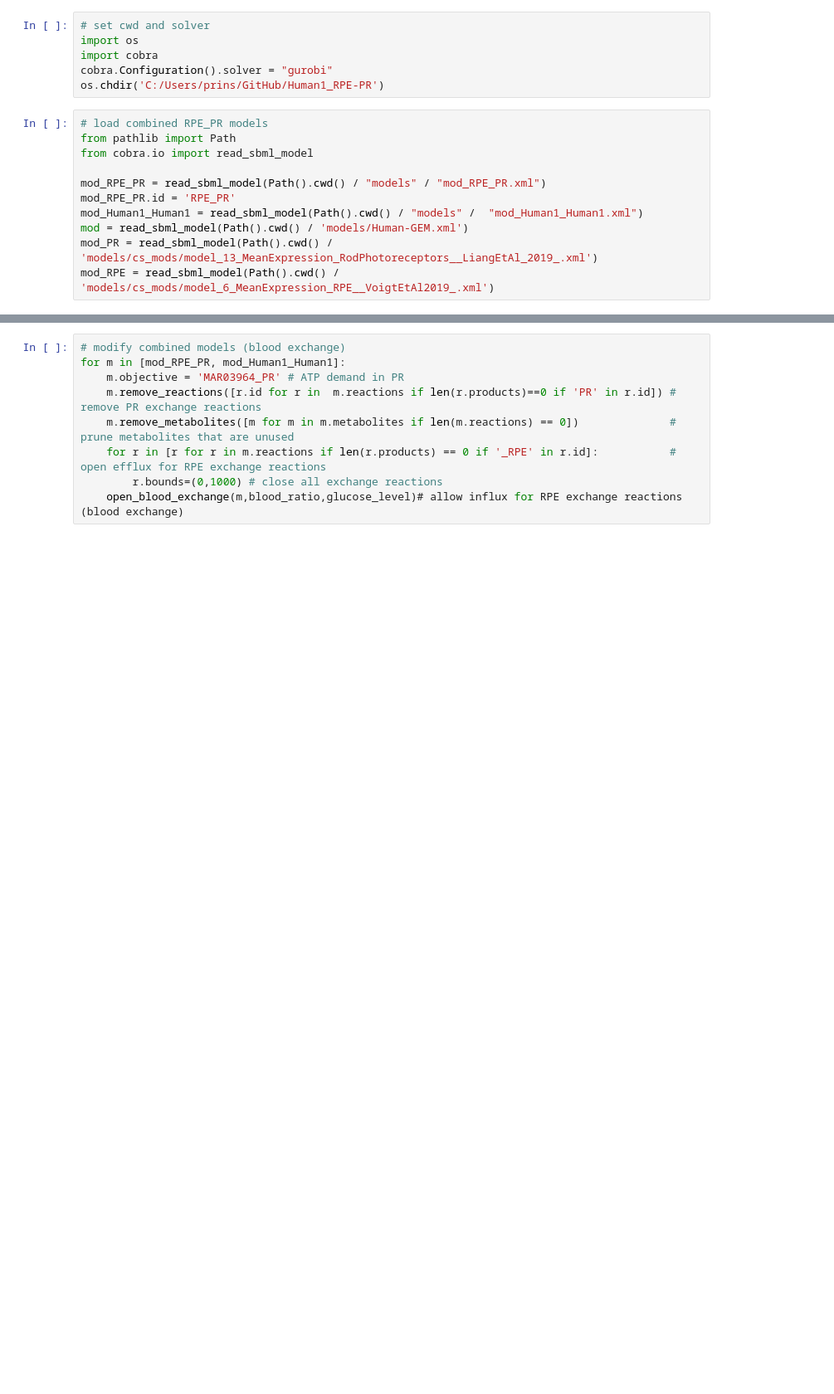
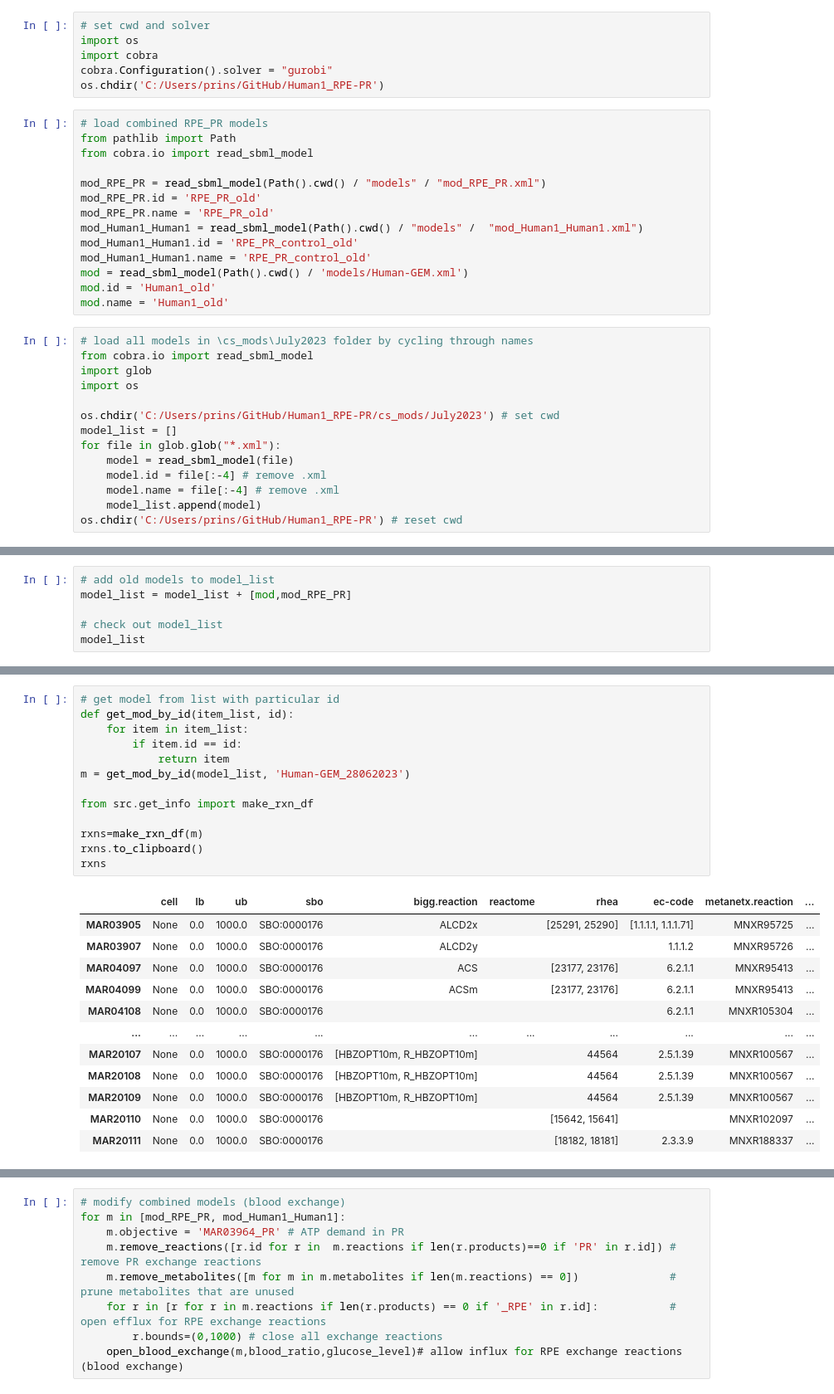
Before and after one commit to stellaprins/Human1_RPE-PR, a Jupyter notebook: jupyter/RPE-PR/test_sampling_oxphos_glucolysis.ipynb, the cells around one changed output, grey strips where cells are left out. Shown: that part at 83% size. Cells and saved outputs as stored; diff of their text form; blank space fills up the shorter version.

```diff
--- a/jupyter/RPE-PR/test_sampling_oxphos_glucolysis.ipynb
+++ b/jupyter/RPE-PR/test_sampling_oxphos_glucolysis.ipynb
@@ -10,8 +10,25 @@ from pathlib import Path
 from cobra.io import read_sbml_model
 
 mod_RPE_PR = read_sbml_model(Path().cwd() / "models" / "mod_RPE_PR.xml")
-mod_RPE_PR.id = 'RPE_PR'
+mod_RPE_PR.id = 'RPE_PR_old'
+mod_RPE_PR.name = 'RPE_PR_old'
 mod_Human1_Human1 = read_sbml_model(Path().cwd() / "models" /  "mod_Human1_Human1.xml")
+mod_Human1_Human1.id = 'RPE_PR_control_old'
+mod_Human1_Human1.name = 'RPE_PR_control_old'
 mod = read_sbml_model(Path().cwd() / 'models/Human-GEM.xml')
-mod_PR = read_sbml_model(Path().cwd() / 'models/cs_mods/model_13_MeanExpression_RodPhotoreceptors__LiangEtAl_2019_.xml')
-mod_RPE = read_sbml_model(Path().cwd() / 'models/cs_mods/model_6_MeanExpression_RPE__VoigtEtAl2019_.xml')
+mod.id = 'Human1_old'
+mod.name = 'Human1_old'
+# %%
+# load all models in \cs_mods\July2023 folder by cycling through names
+from cobra.io import read_sbml_model
+import glob
+import os
+
+os.chdir('C:/Users/prins/GitHub/Human1_RPE-PR/cs_mods/July2023') # set cwd
+model_list = []
+for file in glob.glob("*.xml"):
+    model = read_sbml_model(file)
+    model.id = file[:-4] # remove .xml
+    model.name = file[:-4] # remove .xml
+    model_list.append(model)
+os.chdir('C:/Users/prins/GitHub/Human1_RPE-PR') # reset cwd
@@ -17,0 +37,6 @@ mod_RPE = read_sbml_model(Path().cwd() / 'models/cs_mods/model_6_MeanExpression_
+# %%
+# add old models to model_list
+model_list = model_list + [mod,mod_RPE_PR]
+
+# check out model_list
+model_list
@@ -17,0 +145,26 @@ mod_RPE = read_sbml_model(Path().cwd() / 'models/cs_mods/model_6_MeanExpression_
+# %%
+# get model from list with particular id
+def get_mod_by_id(item_list, id):
+    for item in item_list:
+        if item.id == id:
+            return item
+m = get_mod_by_id(model_list, 'Human-GEM_28062023')
+
+from src.get_info import make_rxn_df
+
+rxns=make_rxn_df(m)
+rxns.to_clipboard()
+rxns
+# %% [output]
+|  | cell | lb | ub | sbo | bigg.reaction | reactome | rhea | ec-code | metanetx.reaction | ... |
+| MAR03905 | None | 0.0 | 1000.0 | SBO:0000176 | ALCD2x |  | [25291, 25290] | [1.1.1.1, 1.1.1.71] | MNXR95725 | ... |
+| MAR03907 | None | 0.0 | 1000.0 | SBO:0000176 | ALCD2y |  |  | 1.1.1.2 | MNXR95726 | ... |
+| MAR04097 | None | 0.0 | 1000.0 | SBO:0000176 | ACS |  | [23177, 23176] | 6.2.1.1 | MNXR95413 | ... |
+| MAR04099 | None | 0.0 | 1000.0 | SBO:0000176 | ACSm |  | [23177, 23176] | 6.2.1.1 | MNXR95413 | ... |
+| MAR04108 | None | 0.0 | 1000.0 | SBO:0000176 |  |  |  | 6.2.1.1 | MNXR105304 | ... |
+| ... | ... | ... | ... | ... | ... | ... | ... | ... | ... | ... |
+| MAR20107 | None | 0.0 | 1000.0 | SBO:0000176 | [HBZOPT10m, R_HBZOPT10m] |  | 44564 | 2.5.1.39 | MNXR100567 | ... |
+| MAR20108 | None | 0.0 | 1000.0 | SBO:0000176 | [HBZOPT10m, R_HBZOPT10m] |  | 44564 | 2.5.1.39 | MNXR100567 | ... |
+| MAR20109 | None | 0.0 | 1000.0 | SBO:0000176 | [HBZOPT10m, R_HBZOPT10m] |  | 44564 | 2.5.1.39 | MNXR100567 | ... |
+| MAR20110 | None | 0.0 | 1000.0 | SBO:0000176 |  |  | [15642, 15641] |  | MNXR102097 | ... |
+| MAR20111 | None | 0.0 | 1000.0 | SBO:0000176 |  |  | [18182, 18181] | 2.3.3.9 | MNXR188337 | ... |
```
Also changed, not shown: parts of 16 cells of this notebook.
